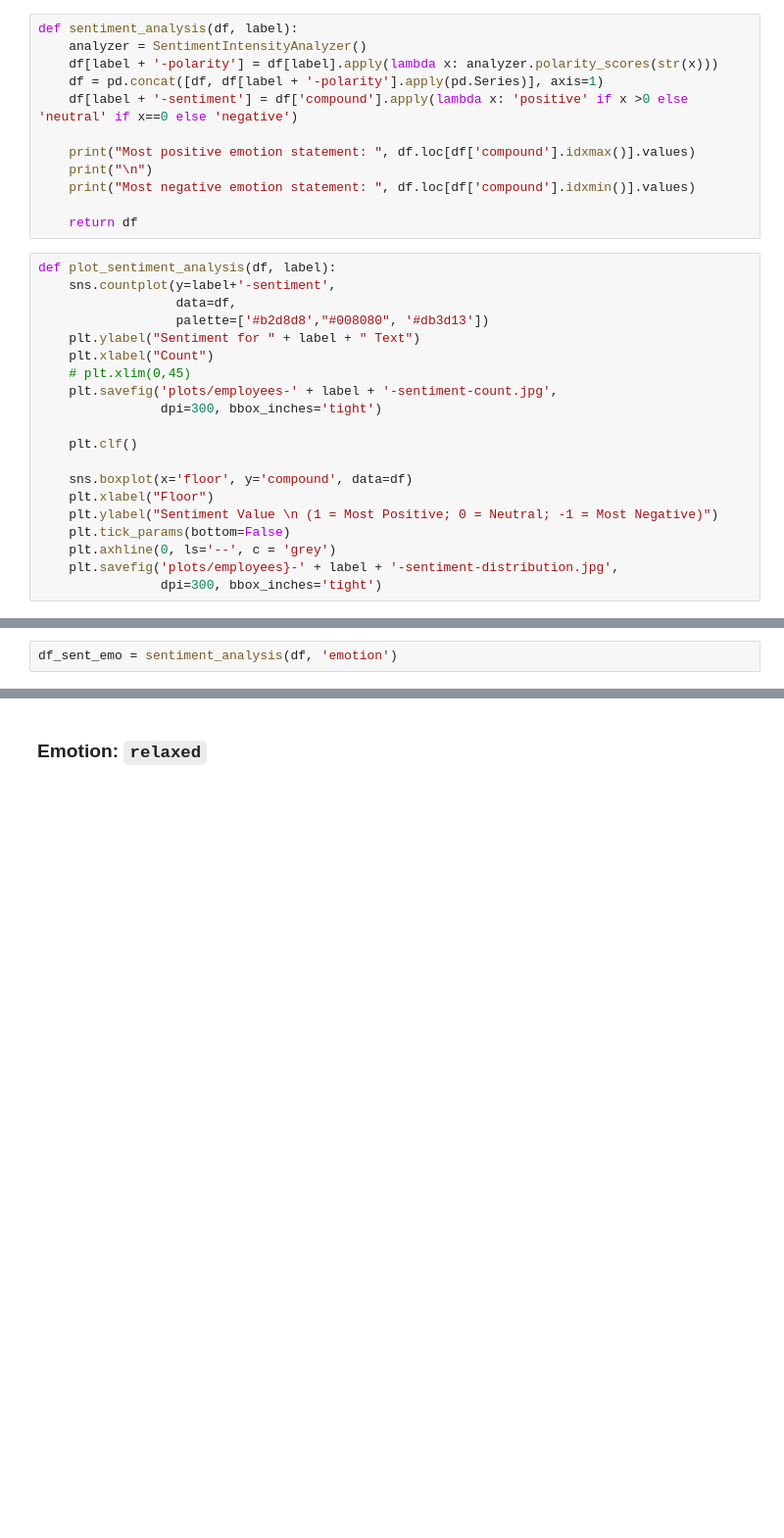
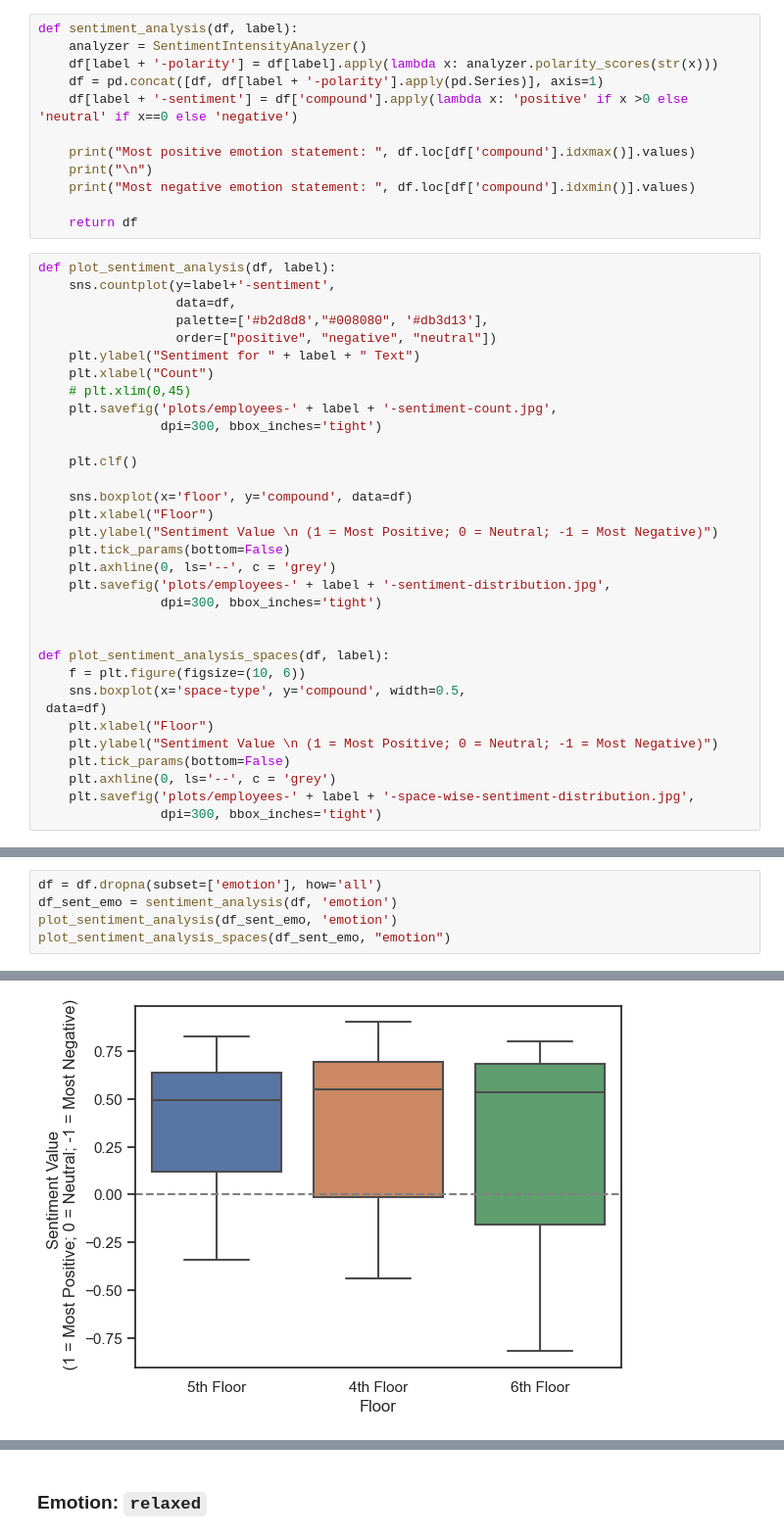
Before and after one commit to shrutirao94/language-comfort-emotions, a Jupyter notebook: employees_analysis.ipynb, the cells around one changed output, grey strips where cells are left out. Shown at 98% size. Cells and saved outputs as stored; diff of their text form; blank space fills up the shorter version.

Commit message:
[FEATURE] Analysis for Employees Responses

```diff
--- a/employees_analysis.ipynb
+++ b/employees_analysis.ipynb
@@ -344,7 +222,8 @@ def sentiment_analysis(df, label):
 def plot_sentiment_analysis(df, label):
     sns.countplot(y=label+'-sentiment',
                   data=df,
-                  palette=['#b2d8d8',"#008080", '#db3d13'])
+                  palette=['#b2d8d8',"#008080", '#db3d13'],
+                  order=["positive", "negative", "neutral"])
     plt.ylabel("Sentiment for " + label + " Text")
     plt.xlabel("Count")
     # plt.xlim(0,45)
@@ -358,5 +237,17 @@ def plot_sentiment_analysis(df, label):
     plt.ylabel("Sentiment Value \n (1 = Most Positive; 0 = Neutral; -1 = Most Negative)")
     plt.tick_params(bottom=False)
     plt.axhline(0, ls='--', c = 'grey')
-    plt.savefig('plots/employees}-' + label + '-sentiment-distribution.jpg',
+    plt.savefig('plots/employees-' + label + '-sentiment-distribution.jpg',
                 dpi=300, bbox_inches='tight')
+
+
+def plot_sentiment_analysis_spaces(df, label):
+    f = plt.figure(figsize=(10, 6))
+    sns.boxplot(x='space-type', y='compound', width=0.5,
+ data=df)
+    plt.xlabel("Floor")
+    plt.ylabel("Sentiment Value \n (1 = Most Positive; 0 = Neutral; -1 = Most Negative)")
+    plt.tick_params(bottom=False)
+    plt.axhline(0, ls='--', c = 'grey')
+    plt.savefig('plots/employees-' + label + '-space-wise-sentiment-distribution.jpg',
+                dpi=300, bbox_inches='tight')
@@ -382,3 +254,6 @@ df_sent_emo.sort_values(by="pos", ascending=False)
 # %%
+df = df.dropna(subset=['emotion'], how='all')
 df_sent_emo = sentiment_analysis(df, 'emotion')
+plot_sentiment_analysis(df_sent_emo, 'emotion')
+plot_sentiment_analysis_spaces(df_sent_emo, "emotion")
 # %% [output]
@@ -397,0 +274 @@ Most negative emotion statement:  ['5th Floor' 'Shared room' nan
+[figure, added]
```
Also changed, not shown: parts of 37 cells of this notebook, 1 other file.
